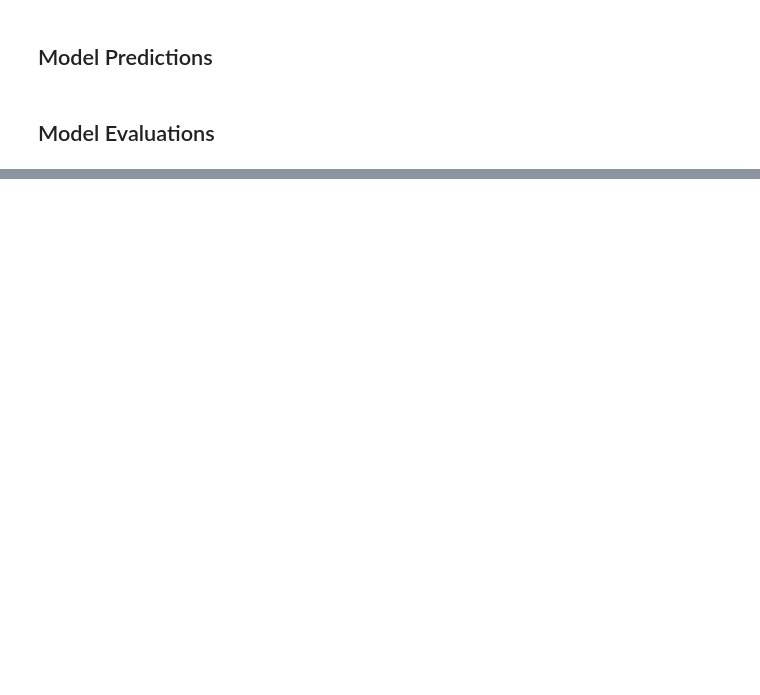
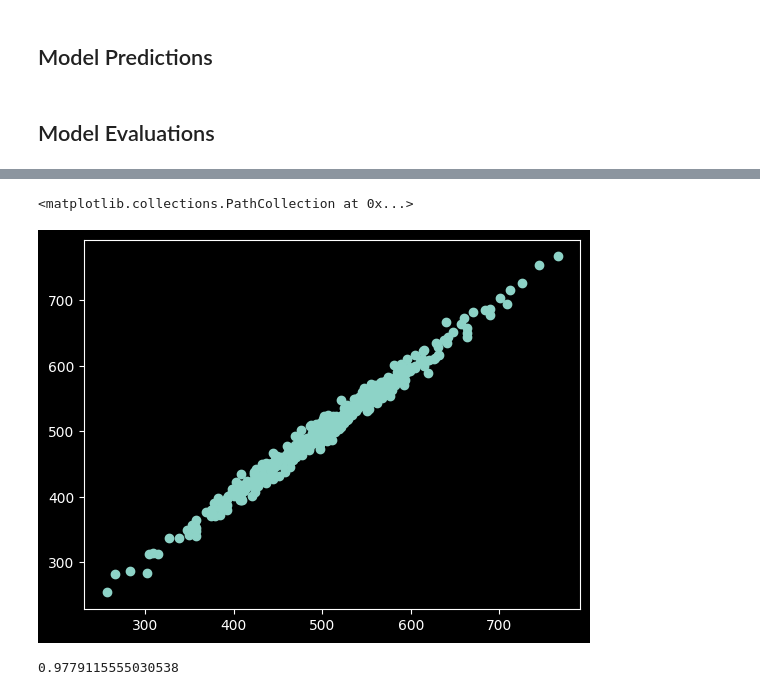
Before and after one commit to quantumudit/Ecommerce-Customer-Analysis, a Jupyter notebook: notebooks/03_modelling_experiments.ipynb, the cells around one changed output, grey strips where cells are left out. Drawn from its saved outputs; the diff is of its cells as text; code cells hidden in the pictures; blank space fills up the shorter version.

```diff
--- a/notebooks/03_modelling_experiments.ipynb
+++ b/notebooks/03_modelling_experiments.ipynb
@@ -91,0 +123,5 @@ test_eval_metrics = regression_metrics(y_test, y_test_preds, X_test.shape)
+# %%
+plt.scatter(y_train, y_train_preds)
+# %% [output]
+<matplotlib.collections.PathCollection at 0x...>
+[figure, added]
@@ -91,0 +130,4 @@ test_eval_metrics = regression_metrics(y_test, y_test_preds, X_test.shape)
+# %%
+metrics.explained_variance_score(y_test, y_test_preds)
+# %% [output]
+0.9779115555030538
```
Also changed, not shown: parts of 14 cells of this notebook.
